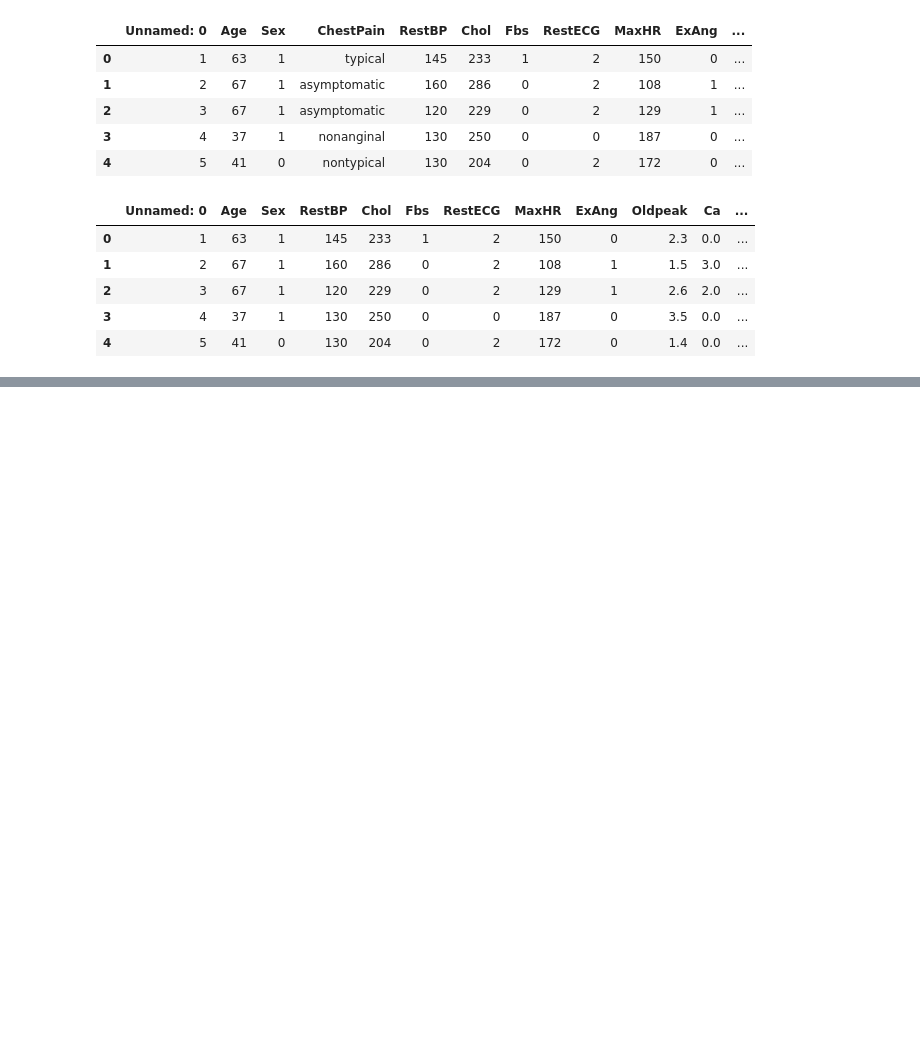
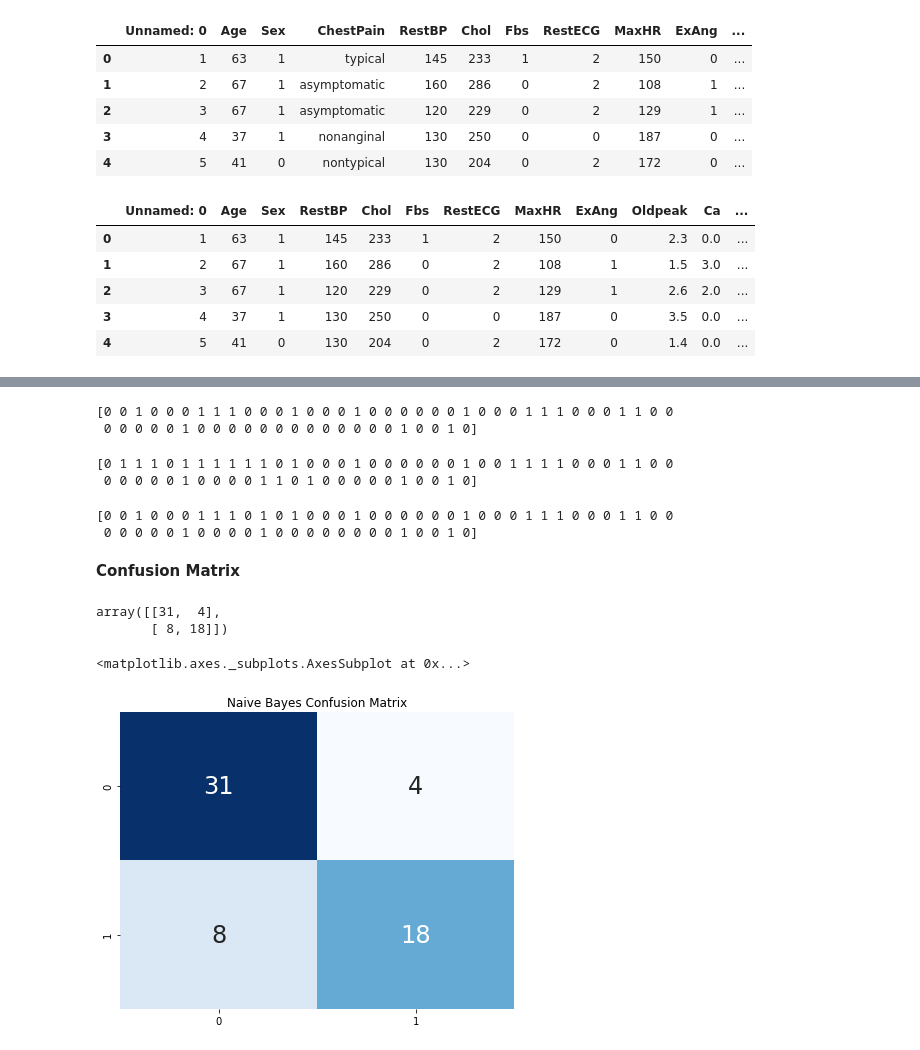
Before and after one commit to yunisindhu/Robusters, a Jupyter notebook: Heart.ipynb, the cells around one changed output, grey strips where cells are left out. Saved outputs shown, nothing was run; the diff lists cells and outputs as text; code cells hidden in the pictures; blank space fills up the shorter version.

```diff
--- a/Heart.ipynb
+++ b/Heart.ipynb
@@ -471,3 +119,0 @@ Ridge score:  0.5103906624640204
-# %%
-confusion_matrix=metrics.confusion_matrix(y_test,y_pred)
-confusion_matrix
@@ -672,3 +119,0 @@ NB Average accuracy:  0.8266666666666665
-# %%
-confusion_matrix=metrics.confusion_matrix(y_test,y_pred)
-confusion_matrix
@@ -729,0 +414,43 @@ plt.show()
+# %%
+y_prob = model_lda.predict_proba(x_test)[:,1] # This will give you positive class prediction probabilities
+y_pred = np.where(y_prob > 0.8, 1, 0) # This will threshold the probabilities to give class predictions.
+model_lda.score(x_test, y_pred)
+print(y_pred)
+# %% [output]
+[0 0 1 0 0 0 1 1 1 0 0 0 1 0 0 0 1 0 0 0 0 0 0 1 0 0 0 1 1 1 0 0 0 1 1 0 0
+ 0 0 0 0 0 1 0 0 0 0 0 0 0 0 0 0 0 0 0 1 0 0 1 0]
+# %%
+y_prob = model_lda.predict_proba(x_test)[:,1] # This will give you positive class prediction probabilities
+y_pred = np.where(y_prob > 0.4, 1, 0) # This will threshold the probabilities to give class predictions.
+model_lda.score(x_test, y_pred)
+print(y_pred)
+# %% [output]
+[0 1 1 1 0 1 1 1 1 1 1 0 1 0 0 0 1 0 0 0 0 0 0 1 0 0 1 1 1 1 0 0 0 1 1 0 0
+ 0 0 0 0 0 1 0 0 0 0 1 1 0 1 0 0 0 0 0 1 0 0 1 0]
+# %%
+y_prob = model_lda.predict_proba(x_test)[:,1] # This will give you positive class prediction probabilities
+y_pred = np.where(y_prob > 0.7, 1, 0) # This will threshold the probabilities to give class predictions.
+model_lda.score(x_test, y_pred)
+print(y_pred)
+# %% [output]
+[0 0 1 0 0 0 1 1 1 0 1 0 1 0 0 0 1 0 0 0 0 0 0 1 0 0 0 1 1 1 0 0 0 1 1 0 0
+ 0 0 0 0 0 1 0 0 0 0 1 0 0 0 0 0 0 0 0 1 0 0 1 0]
+# %% [markdown]
+**Confusion Matrix**
+# %%
+from sklearn.metrics import confusion_matrix
+confusion_matrix(y_test, model.predict(x_test))
+# %% [output]
+array([[31,  4],
+       [ 8, 18]])
+# %%
+#Confusion Matrix
+plt.figure(figsize=(24,12))
+y_head_model = model.predict(x_test)
+cm_nb = confusion_matrix(y_test,y_head_model)
+plt.subplot(2,3,4)
+plt.title("Naive Bayes Confusion Matrix")
+sns.heatmap(cm_nb,annot=True,cmap="Blues",fmt="d",cbar=False, annot_kws={"size": 24})
+# %% [output]
+<matplotlib.axes._subplots.AxesSubplot at 0x...>
+[figure, added]
```
Also changed, not shown: parts of 113 cells of this notebook.
